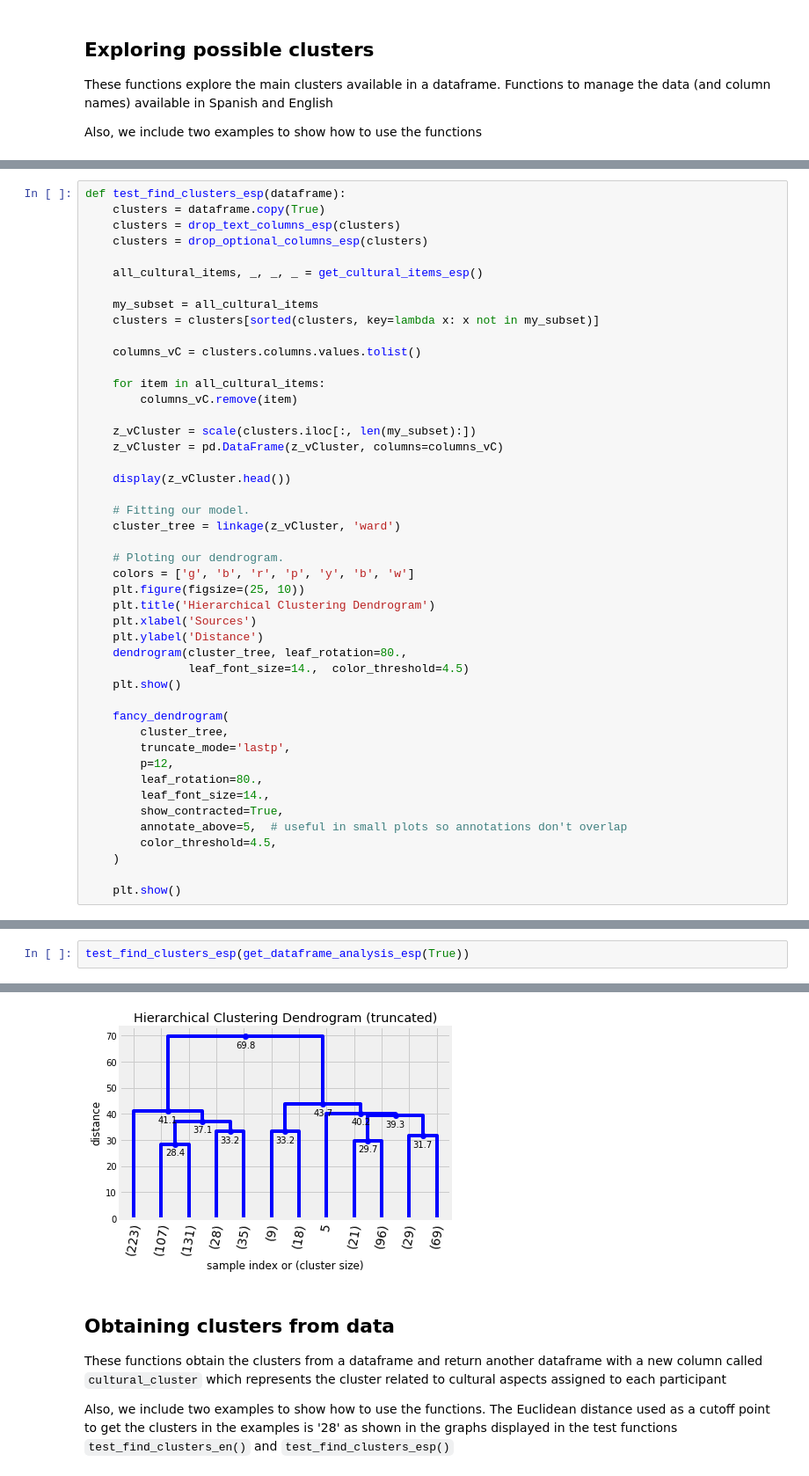
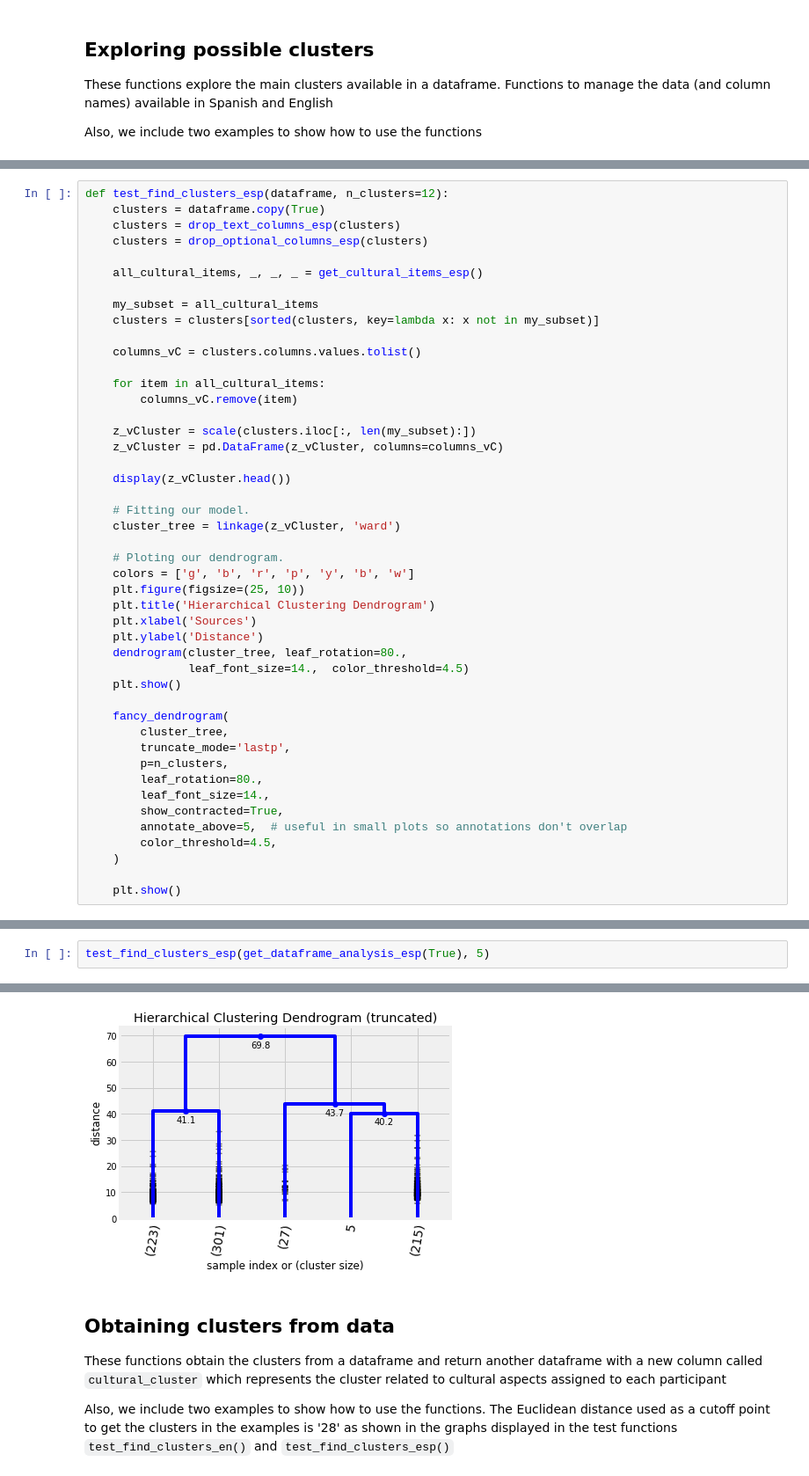
Before and after one commit to felicidadgsanchez/visual-literacy-survey-2018, a Jupyter notebook: notebooks/cultural_clustering.ipynb, the cells around one changed output, grey strips where cells are left out. Shown at 88% size. Saved outputs shown, nothing was run; the diff lists cells and outputs as text.

```diff
--- a/notebooks/cultural_clustering.ipynb
+++ b/notebooks/cultural_clustering.ipynb
@@ -156,7 +156,7 @@ def test_find_clusters_en(dataframe):
 
     plt.show()
 # %%
-def test_find_clusters_esp(dataframe):
+def test_find_clusters_esp(dataframe, n_clusters=12):
     clusters = dataframe.copy(True)
     clusters = drop_text_columns_esp(clusters)
     clusters = drop_optional_columns_esp(clusters)
@@ -192,7 +192,7 @@ def test_find_clusters_esp(dataframe):
     fancy_dendrogram(
         cluster_tree,
         truncate_mode='lastp',
-        p=12,
+        p=n_clusters,
         leaf_rotation=80.,
         leaf_font_size=14.,
         show_contracted=True,
@@ -217,16 +217,16 @@ Data with input dtype int64, float64 were all converted to float64 by the scale
 # %%
-test_find_clusters_esp(get_dataframe_analysis_esp(True))
+test_find_clusters_esp(get_dataframe_analysis_esp(True), 5)
 # %% [output]
 Data with input dtype int64, float64 were all converted to float64 by the scale function.
 |  | Clasifica tu grado de visión | Cuando compartes imágenes, ¿habit... | Cuando compartes imágenes, ¿habit... | Cuando compartes imágenes, ¿habit... | ... |
 | 0 | -1.218193 | -0.320940 | 1.017927 | -0.329682 | ... |
 | 1 | -1.218193 | 1.810326 | 1.017927 | 1.804210 | ... |
 | 2 | -0.035466 | -0.320940 | 1.017927 | 0.737264 | ... |
 | 3 | -0.035466 | 0.744693 | 1.017927 | -1.396628 | ... |
 | 4 | -0.035466 | 0.744693 | -0.156133 | 0.737264 | ... |
 5 rows × 69 columns
 [figure]
-[figure, old version]
+[figure, new version]
 # %% [markdown]
 ## Obtaining clusters from data
 
```
Also changed, not shown: parts of 6 cells of this notebook.
